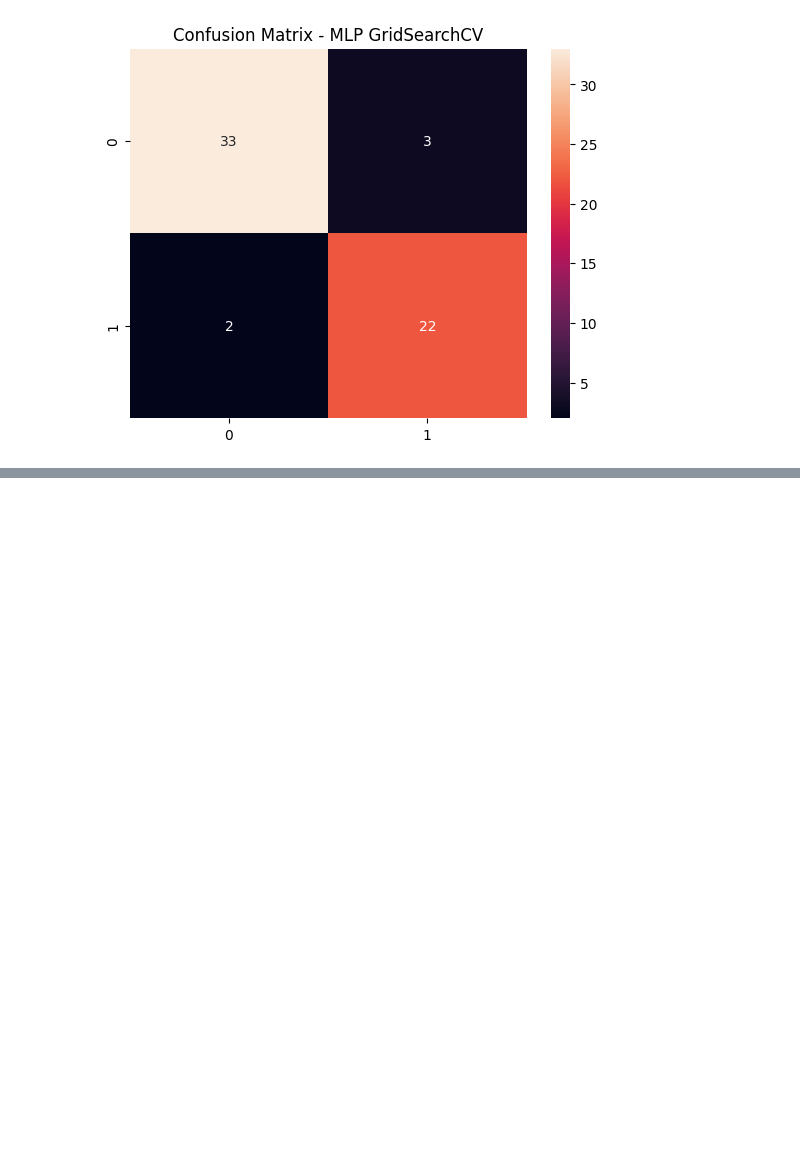
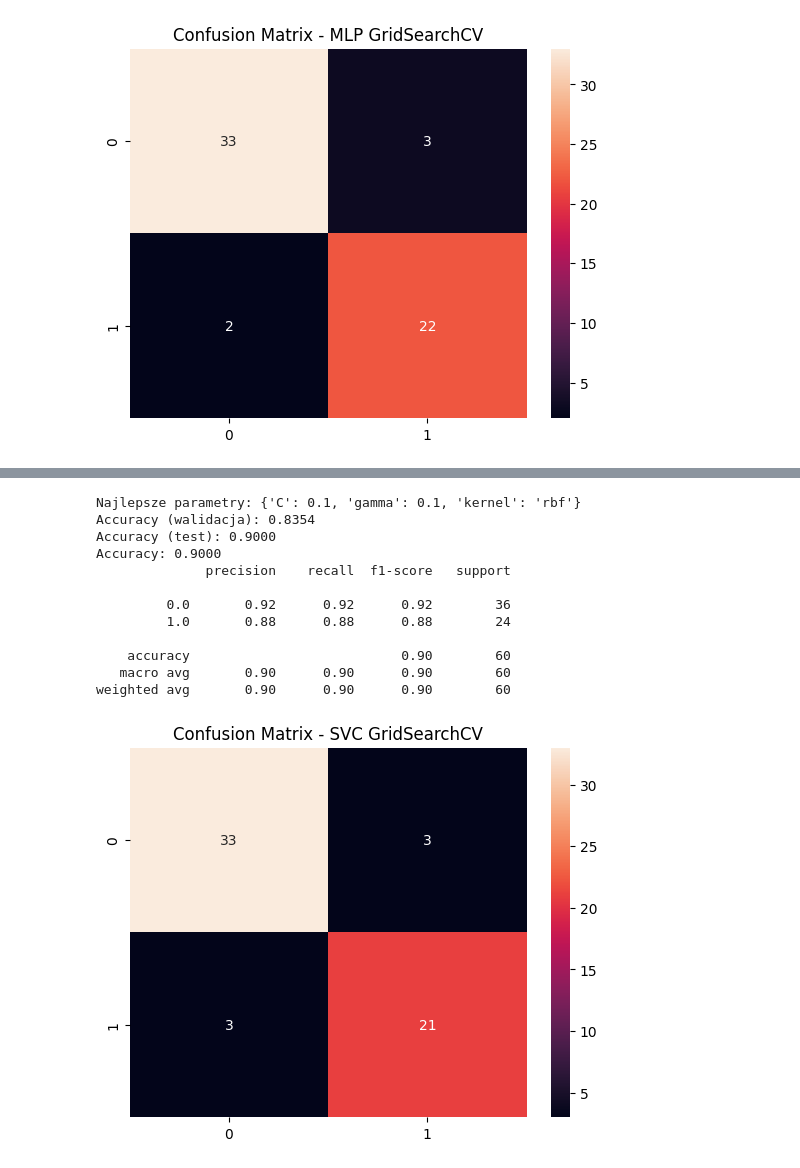
Before and after one commit to PogchampMuffin3/heart-disease-classification, a Jupyter notebook: heart_disease_classification.ipynb, the cells around one changed output, grey strips where cells are left out. Cells and saved outputs as stored; diff of their text form; code cells hidden in the pictures; blank space fills up the shorter version.

Commit message:
add: SVC with GridSearch

```diff
--- a/heart_disease_classification.ipynb
+++ b/heart_disease_classification.ipynb
@@ -169,8 +169,8 @@ param_grid_mlp = {
     'alpha': [0.00001, 0.0001, 0.001],
 }
 
-mlp = MLPClassifier(random_state=RANDOM_STATE, max_iter=1000)
-mlp_grid = GridSearchCV(mlp, param_grid_mlp, cv=CV_FOLDS, scoring='accuracy', n_jobs=-1)
+mlp_grid = MLPClassifier(random_state=RANDOM_STATE, max_iter=1000)
+mlp_grid = GridSearchCV(mlp_grid, param_grid_mlp, cv=CV_FOLDS, scoring='accuracy', n_jobs=-1)
 mlp_grid.fit(X_train, y_train)
 
 print(f'Najlepsze parametry: {mlp_grid.best_params_}')
@@ -202,0 +214,31 @@ model_summary(y_test, y_pred_SVC_baseline, "SVC")
+# %%
+param_grid_svc = {
+    'C': [0.1, 1, 10, 100],
+    'kernel': ['linear', 'rbf', 'poly', 'sigmoid'],
+    'gamma': ['scale', 'auto', 0.1, 1, 10]
+}
+
+svc_grid = SVC(random_state=RANDOM_STATE)
+svc_grid = GridSearchCV(svc_grid, param_grid_svc, cv=CV_FOLDS, scoring='accuracy', n_jobs=-1)
+svc_grid.fit(X_train, y_train)
+
+print(f'Najlepsze parametry: {svc_grid.best_params_}')
+print(f'Accuracy (walidacja): {svc_grid.best_score_:.4f}')
+print(f'Accuracy (test): {svc_grid.score(X_test, y_test):.4f}')
+
+y_pred_MLP = svc_grid.predict(X_test)
+model_summary(y_test, y_pred_MLP, "SVC GridSearchCV")
+# %% [output]
+Najlepsze parametry: {'C': 0.1, 'gamma': 0.1, 'kernel': 'rbf'}
+Accuracy (walidacja): 0.8354
+Accuracy (test): 0.9000
+Accuracy: 0.9000
+              precision    recall  f1-score   support
+
+         0.0       0.92      0.92      0.92        36
+         1.0       0.88      0.88      0.88        24
+
+    accuracy                           0.90        60
+   macro avg       0.90      0.90      0.90        60
+weighted avg       0.90      0.90      0.90        60
+[figure, added]
```
Also changed, not shown: parts of 1 cell of this notebook.
